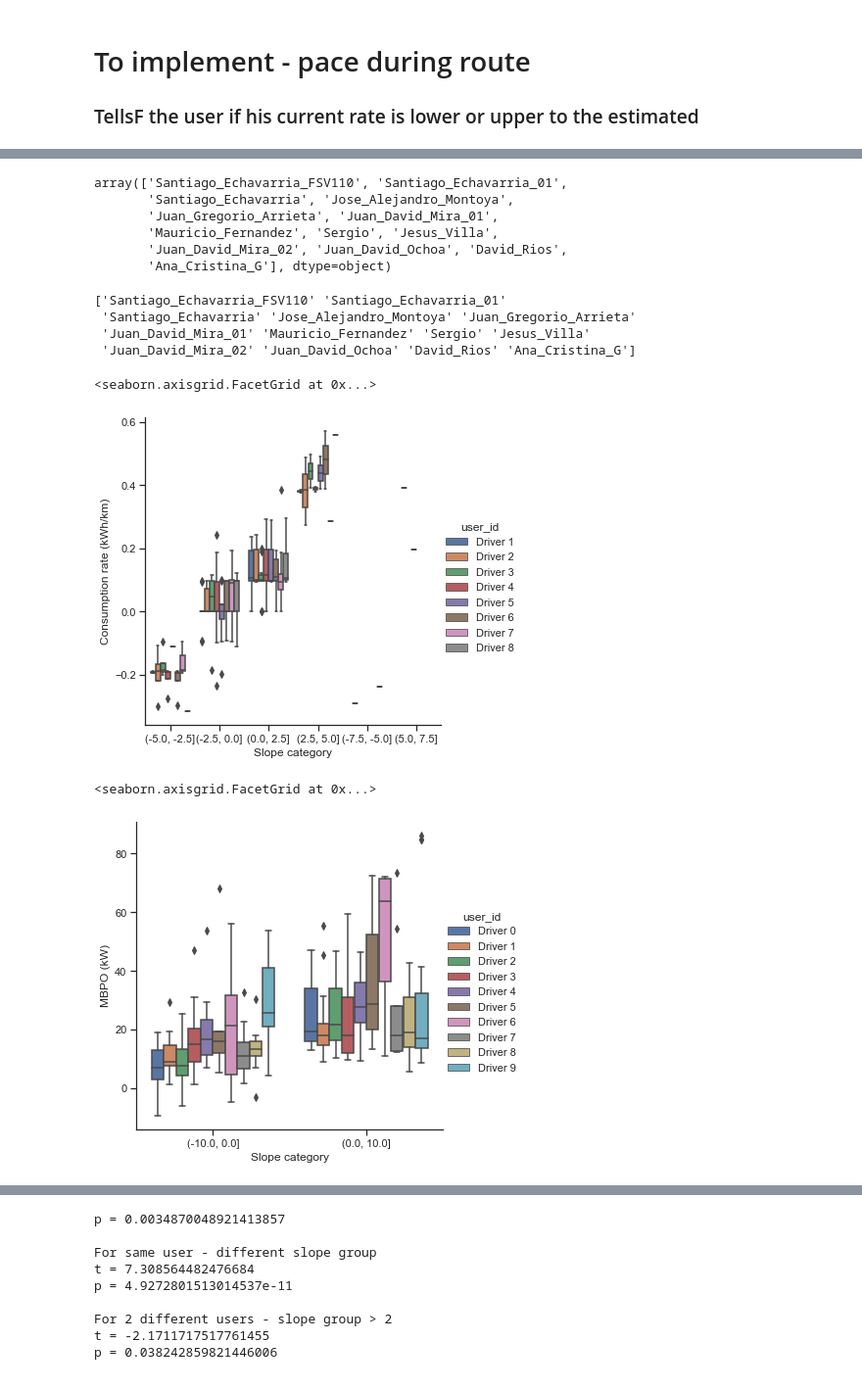
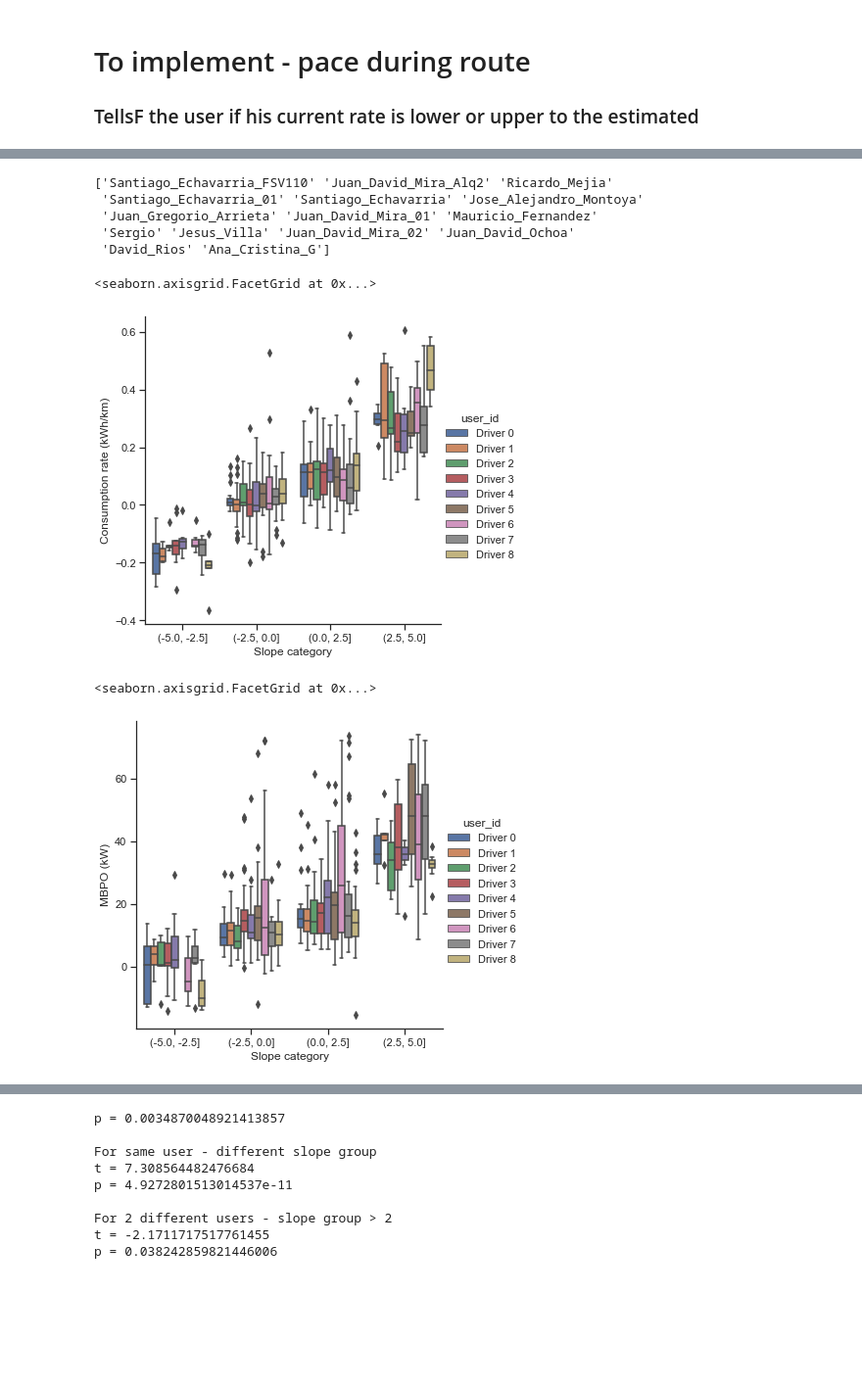
Before and after one commit to sechava4/monitoreogrid, a Jupyter notebook: app/Investigation/ConsumptionEstimationJournal/Model_generation_notebook.ipynb, the cells around one changed output, grey strips where cells are left out. Shown at 98% size. Saved outputs shown, nothing was run; the diff lists cells and outputs as text; code cells hidden in the pictures; blank space fills up the shorter version.

```diff
--- a/app/Investigation/ConsumptionEstimationJournal/Model_generation_notebook.ipynb
+++ b/app/Investigation/ConsumptionEstimationJournal/Model_generation_notebook.ipynb
@@ -635,3 +647,6 @@ features.to_csv('features.csv', index= False)
+# %%
+features = pd.read_csv(app.root_path+'/DataBackup/features.csv')
+features = features[features['consumption_per_km'] < 0.8]
 # %%
 plt.scatter(x=features.consumption, y=features.slope)
 # %% [output]
@@ -663,55 +674,49 @@ sns.pairplot(features.dropna().sort_values(['slope']), hue='slope_cat', palette=
 # %%
 features.user_id.unique()
-# %% [output]
-array(['Santiago_Echavarria_FSV110', 'Santiago_Echavarria_01',
-       'Santiago_Echavarria', 'Jose_Alejandro_Montoya',
-       'Juan_Gregorio_Arrieta', 'Juan_David_Mira_01',
-       'Mauricio_Fernandez', 'Sergio', 'Jesus_Villa',
-       'Juan_David_Mira_02', 'Juan_David_Ochoa', 'David_Rios',
-       'Ana_Cristina_G'], dtype=object)
 # %%
-x=features[(features['slope'] > -6) & (features['slope'] < 6)]
+x=features[(features['slope'] > -5) & (features['slope'] < 5)]
 print(x.user_id.unique())
 x = x[x['user_id'] != 'Juan_David_Mira_01']
 x = x[x['user_id'] != 'Santiago_Echavarria_FSV110']
 
 x = x[x['user_id'] != 'Santiago_Echavarria']
 x = x[x['user_id'] != 'Santiago_Echavarria_01']  # Por ser muy atipico
 x = x[x['user_id'] != 'Juan_David_Mira_01']
 x = x[x['user_id'] != 'Juan_David_Mira_02']
 x = x[x['user_id'] != 'Juan_David_Mira_03']
 x = x[x['user_id'] != 'Juan_David_Mira_Alq2']
 
 x.loc[x['user_id'] == 'Ricardo_Mejia', 'user_id'] = 'Driver 0'
 x.loc[x['user_id'] == 'Jose_Alejandro_Montoya', 'user_id'] = 'Driver 1'
 x.loc[x['user_id'] == 'Juan_Gregorio_Arrieta', 'user_id'] = 'Driver 2'
 x.loc[x['user_id'] == 'Mauricio_Fernandez', 'user_id'] = 'Driver 3'
 x.loc[x['user_id'] == 'Sergio', 'user_id'] = 'Driver 4'
 x.loc[x['user_id'] == 'Jesus_Villa', 'user_id'] = 'Driver 5'
 x.loc[x['user_id'] == 'Juan_David_Ochoa', 'user_id'] = 'Driver 6'
 x.loc[x['user_id'] == 'David_Rios', 'user_id'] = 'Driver 7'
 x.loc[x['user_id'] == 'Ana_Cristina_G', 'user_id'] = 'Driver 8'
 x.loc[x['user_id'] == 'Esterban_Betancur', 'user_id'] = 'Driver 9'
 
 
 x.slope_cat = x.slope_cat.astype(str)
 x.rename(columns={"max_power": "MBPO (kW)","mean_speed": "Nominal speed (km/h)",
                                        'consumption_per_km': 'Consumption rate (kWh/km)','slope_cat':'Slope category'}, inplace=True)
 
 
 sns.catplot(x='Slope category', y='Consumption rate (kWh/km)', hue='user_id', data=x.sort_values(by=['user_id', 'slope' ]), kind='box')
 # %% [output]
-['Santiago_Echavarria_FSV110' 'Santiago_Echavarria_01'
- 'Santiago_Echavarria' 'Jose_Alejandro_Montoya' 'Juan_Gregorio_Arrieta'
- 'Juan_David_Mira_01' 'Mauricio_Fernandez' 'Sergio' 'Jesus_Villa'
- 'Juan_David_Mira_02' 'Juan_David_Ochoa' 'David_Rios' 'Ana_Cristina_G']
+['Santiago_Echavarria_FSV110' 'Juan_David_Mira_Alq2' 'Ricardo_Mejia'
+ 'Santiago_Echavarria_01' 'Santiago_Echavarria' 'Jose_Alejandro_Montoya'
+ 'Juan_Gregorio_Arrieta' 'Juan_David_Mira_01' 'Mauricio_Fernandez'
+ 'Sergio' 'Jesus_Villa' 'Juan_David_Mira_02' 'Juan_David_Ochoa'
+ 'David_Rios' 'Ana_Cristina_G']
 <seaborn.axisgrid.FacetGrid at 0x...>
-[figure, old version]
+[figure, new version]
 # %%
 sns.catplot(x='Slope category', y='MBPO (kW)', hue='user_id', data=x.sort_values(by=['user_id', 'slope' ]), kind='box')
 # %% [output]
 <seaborn.axisgrid.FacetGrid at 0x...>
-[figure, old version]
+[figure, new version]
 # %%
 sns.catplot(x='Slope category', y='Nominal speed (km/h)', hue='user_id', data=x.sort_values(by=['user_id', 'slope' ]), kind='box')
 # %% [output]
```
Also changed, not shown: parts of 58 cells of this notebook, 26 other files.
